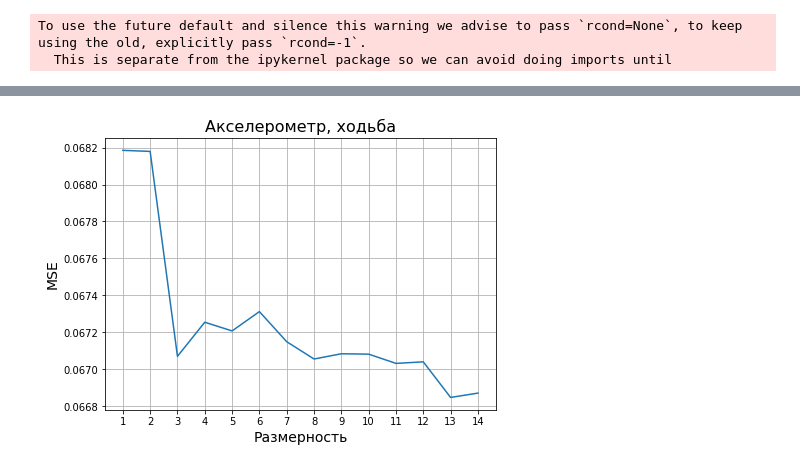
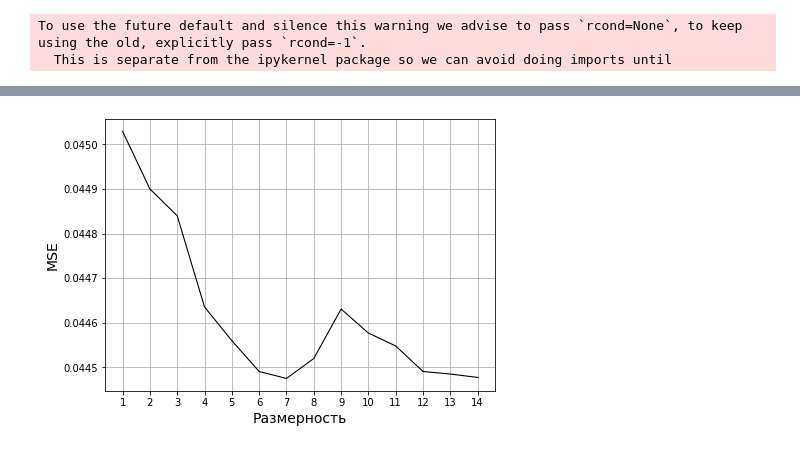
Before and after one commit to Intelligent-Systems-Phystech/SphericalRegression, a Jupyter notebook: apply_dr.ipynb, the cells around one changed output, grey strips where cells are left out. Cells and saved outputs as stored; diff of their text form; code cells hidden in the pictures.

```diff
--- a/apply_dr.ipynb
+++ b/apply_dr.ipynb
@@ -531,0 +472,17 @@ The PostScript backend does not support transparency; partially transparent arti
+# %%
+init_colors = plt.rcParams['axes.prop_cycle']
+plt.rcParams['axes.prop_cycle'] = monochrome
+
+fig = plt.figure(1, figsize=(8, 6))
+ax = Axes3D(fig, elev=-150, azim=110)
+ax.plot3D(x_3d[:, 0], x_3d[:, 1], x_3d[:, 2], label="Init", alpha=0.5)
+ax.plot3D(dr_trajectory[:500, 0], dr_trajectory[:500, 1], dr_trajectory[:500, 2], label="Predicted")
+
+ax.set_facecolor((1.0, 1.0, 1.0))
+ax.w_xaxis.set_pane_color((1.0, 1.0, 1.0, 1.0))
+ax.w_yaxis.set_pane_color((1.0, 1.0, 1.0, 1.0))
+ax.w_zaxis.set_pane_color((1.0, 1.0, 1.0, 1.0))
+
+plt.rcParams['axes.prop_cycle'] = init_colors
+
+# plt.savefig('pictures/accelerometer_run_predicted_vs_init_no_title_monochrome.jpg', bbox_inches='tight')
@@ -534,7 +495,7 @@ def CompMse(cart_tr, spherical_tr):
     n_components = cart_tr.shape[1]
     mse_list = []
     for r in range(1, n_components):
-        pred_angles = ApplyDR(spherical_tr, r, h=30)
+        pred_angles = ApplyDR(spherical_tr, r, h=20)
 
         m = int(pred_angles.shape[0])
         w_dr = np.linalg.lstsq(add_free(pred_angles[:m // 2]), spherical_tr[:m // 2, -1])
@@ -553,7 +514,7 @@ def CompMse(cart_tr, spherical_tr):
 # energy
 # energy_2
 
-data_name = "accelerometer_wlk"
+data_name = "accelerometer_run"
 picture_filename = 'pictures/mse.eps'
 # %%
 if data_name == 'accelerometer_wlk':
@@ -561,7 +522,7 @@ if data_name == 'accelerometer_wlk':
     scaler = StandardScaler()
     x = scaler.fit_transform(mat_wlk[:, np.newaxis])
     H = HankelMatrix(x, L=200)
-    picture_filename = 'pictures/accelerometer_mse.eps'
+    picture_filename = 'pictures/accelerometer_mse'
     seed = 42
     title = 'Акселерометр, ходьба'
     # h = 30, seed = 42
@@ -570,7 +531,7 @@ elif data_name == 'accelerometer_run':
     scaler = StandardScaler()
     x = scaler.fit_transform(mat_run[:, np.newaxis])
     H = HankelMatrix(x, L=200)
-    picture_filename = 'pictures/accelerometer_run_mse.eps'
+    picture_filename = 'pictures/accelerometer_run_mse'
     seed = 6
     title = 'Акселерометр, бег'
     # h = 20, seed = 6
@@ -581,10 +542,10 @@ elif data_name == 'energy':
     std = x.std()
     x = MakeStationary((x - mean) / std)
     H = HankelMatrix(x[6000:], L=200)
-    picture_filename = 'pictures/energy_mse.eps'
+    picture_filename = 'pictures/energy_mse'
     seed = 42
     title = 'Потребление электроэнергии'
-    # h = 20, seed = 42
+    # h = 30, seed = 42
 elif data_name == 'energy_2':
     data = pd.read_csv('TurkElectricityConsumption.csv', header=None)
     x = np.array(data[6])
@@ -592,7 +553,7 @@ elif data_name == 'energy_2':
     std = x.std()
     x = MakeStationary((x - mean) / std)
     H = HankelMatrix(x[400:1500], L=170)
-    picture_filename = 'pictures/energy_2_mse.eps'
+    picture_filename = 'pictures/energy_2_mse'
     seed = 42
     title = ""
 else:
@@ -603,7 +564,7 @@ else:
     x = np.sin(np.linspace(0, t_max, N + 1)) + 2 * np.sin(np.linspace(0, t_max, N + 1) / 2) * 0.4 + \
         np.random.randn(N + 1) * 0.3
     H = HankelMatrix(x, L=200)
-    picture_filename = 'pictures/gen_mse.eps'
+    picture_filename = 'pictures/gen_mse'
     seed = 42
     title = ""
 
@@ -634,12 +595,16 @@ To use the future default and silence this warning we advise to pass `rcond=None
 # %%
+init_colors = plt.rcParams['axes.prop_cycle']
+plt.rcParams['axes.prop_cycle'] = monochrome
+
 plt.figure(figsize=(7, 5))
 plt.plot(list(range(1, n_components)), mse)
 plt.grid()
 plt.xticks(range(1, n_components))
 plt.xlabel("Размерность", size=14)
 plt.ylabel("MSE", size=14)
-plt.title(title, size=16)
 
-# plt.savefig(picture_filename, bbox_inches='tight')
+plt.rcParams['axes.prop_cycle'] = init_colors
+
+# plt.savefig(picture_filename + '_no_title_monochrome.eps', bbox_inches='tight')
 # %% [output]
-[figure, old version]
+[figure, new version]
```
Also changed, not shown: parts of 32 cells of this notebook, 4 other files.
